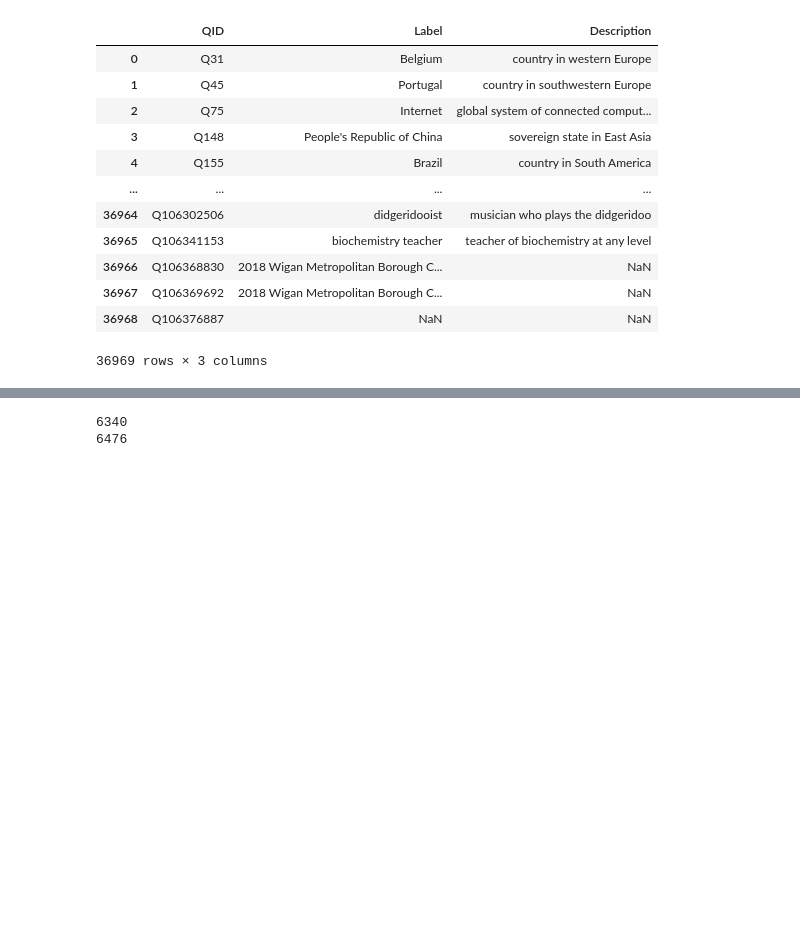
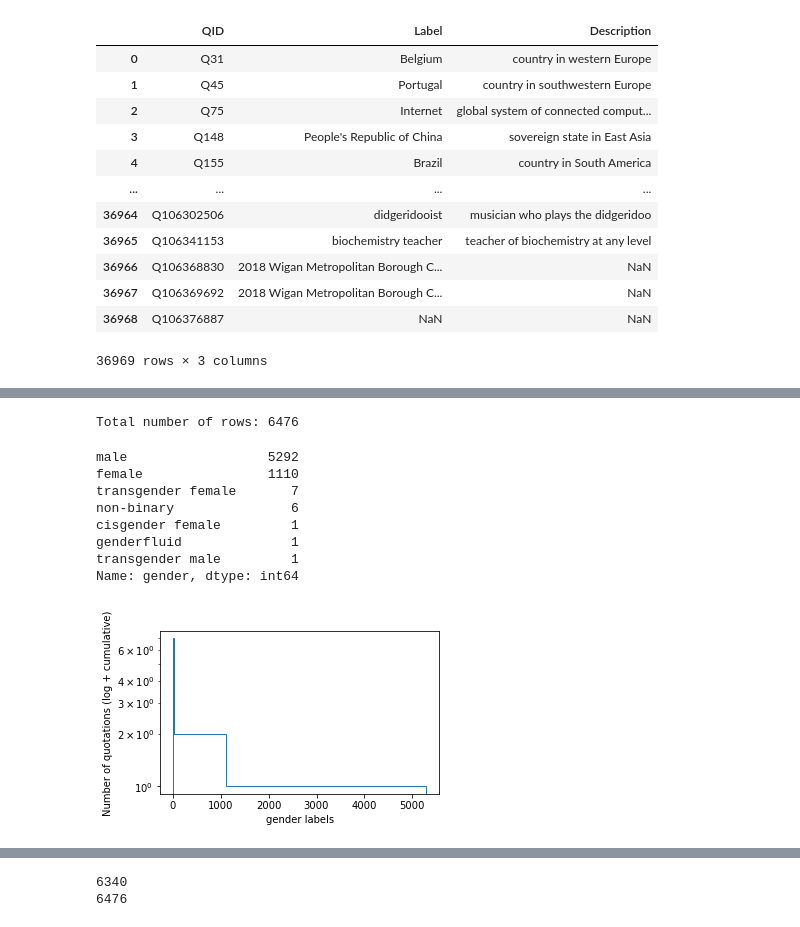
Before and after one commit to epfl-ada/ada-2021-project-data-wrestlers, a Jupyter notebook: notebook_milestone3.ipynb, the cells around one changed output, grey strips where cells are left out. Drawn from its saved outputs; the diff is of its cells as text; code cells hidden in the pictures; blank space fills up the shorter version.

```diff
--- a/notebook_milestone3.ipynb
+++ b/notebook_milestone3.ipynb
@@ -1557,0 +1577,13 @@ for column in ['nationality', 'gender', 'ethnic_group', 'occupation', 'party', '
+# %%
+analyze_label('gender', 10)
+# %% [output]
+Total number of rows: 6476
+male                  5292
+female                1110
+transgender female       7
+non-binary               6
+cisgender female         1
+genderfluid              1
+transgender male         1
+Name: gender, dtype: int64
+[figure, added]
```
Also changed, not shown: parts of 15 cells of this notebook.
